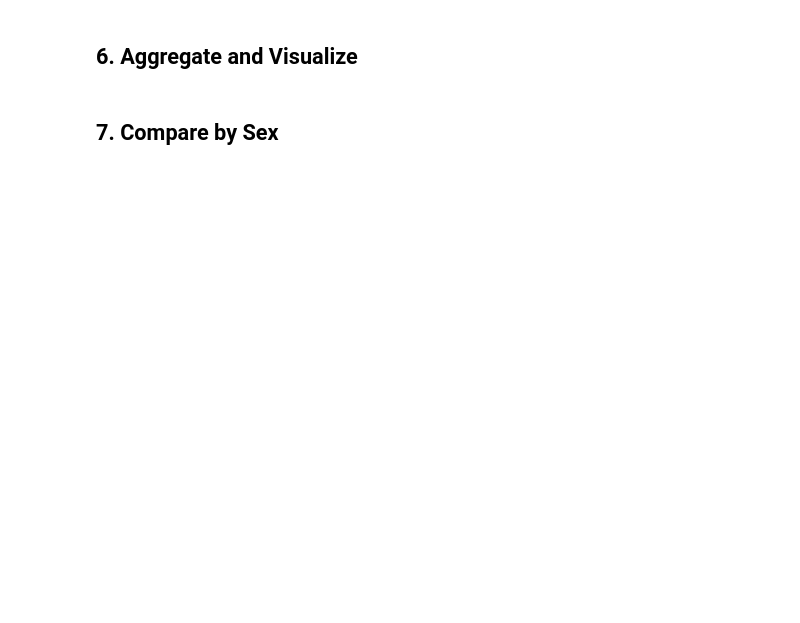
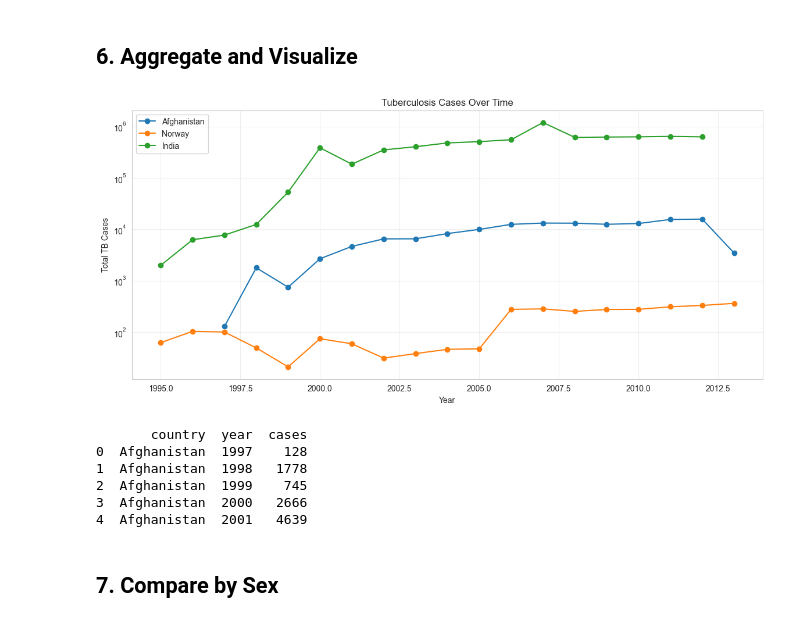
Before and after one commit to andreasgrevle/MB221, a Jupyter notebook: who_tuberculosis.ipynb, the cells around one changed output. Drawn from its saved outputs; the diff is of its cells as text; code cells hidden in the pictures; blank space fills up the shorter version.

Commit message:
Rettet opp i noen feil, endret til log på TB visualisering

```diff
--- a/who_tuberculosis.ipynb
+++ b/who_tuberculosis.ipynb
@@ -89,19 +150,32 @@ print(df_countries.head())
 # %%
 # Aggregate total cases by country and year
 df_yearly = df_countries.groupby(['country', 'year'])['cases'].sum().reset_index()
 
 # Plot time series
 plt.figure(figsize=(14, 6))
 for country in ['Afghanistan', 'Norway', 'India']:
     data = df_yearly[df_yearly['country'] == country]
     plt.plot(data['year'], data['cases'], marker='o', label=country)
 
 plt.xlabel('Year')
 plt.ylabel('Total TB Cases')
+# Log scale to see patterns across countries with different magnitudes
+plt.yscale('log')
 plt.title('Tuberculosis Cases Over Time')
 plt.legend()
 plt.grid(True, alpha=0.3)
 plt.show()
+# %% [output]
+[figure, added]
+# %%
+print(df_yearly.head())
+# %% [output]
+       country  year  cases
+0  Afghanistan  1997    128
+1  Afghanistan  1998   1778
+2  Afghanistan  1999    745
+3  Afghanistan  2000   2666
+4  Afghanistan  2001   4639
 # %% [markdown]
 ## 7. Compare by Sex
 # %%
```
Also changed, not shown: parts of 8 cells of this notebook, 2 other files.
